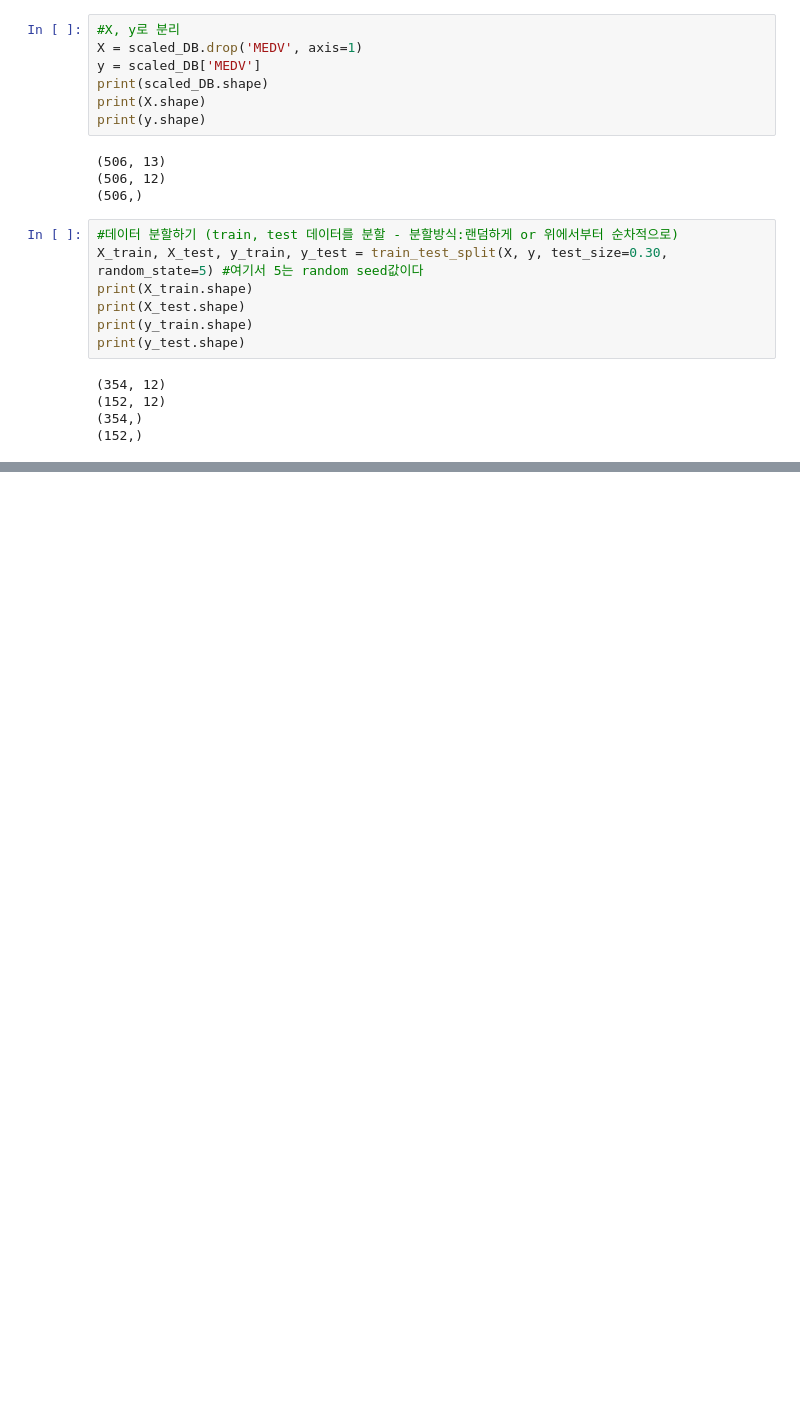
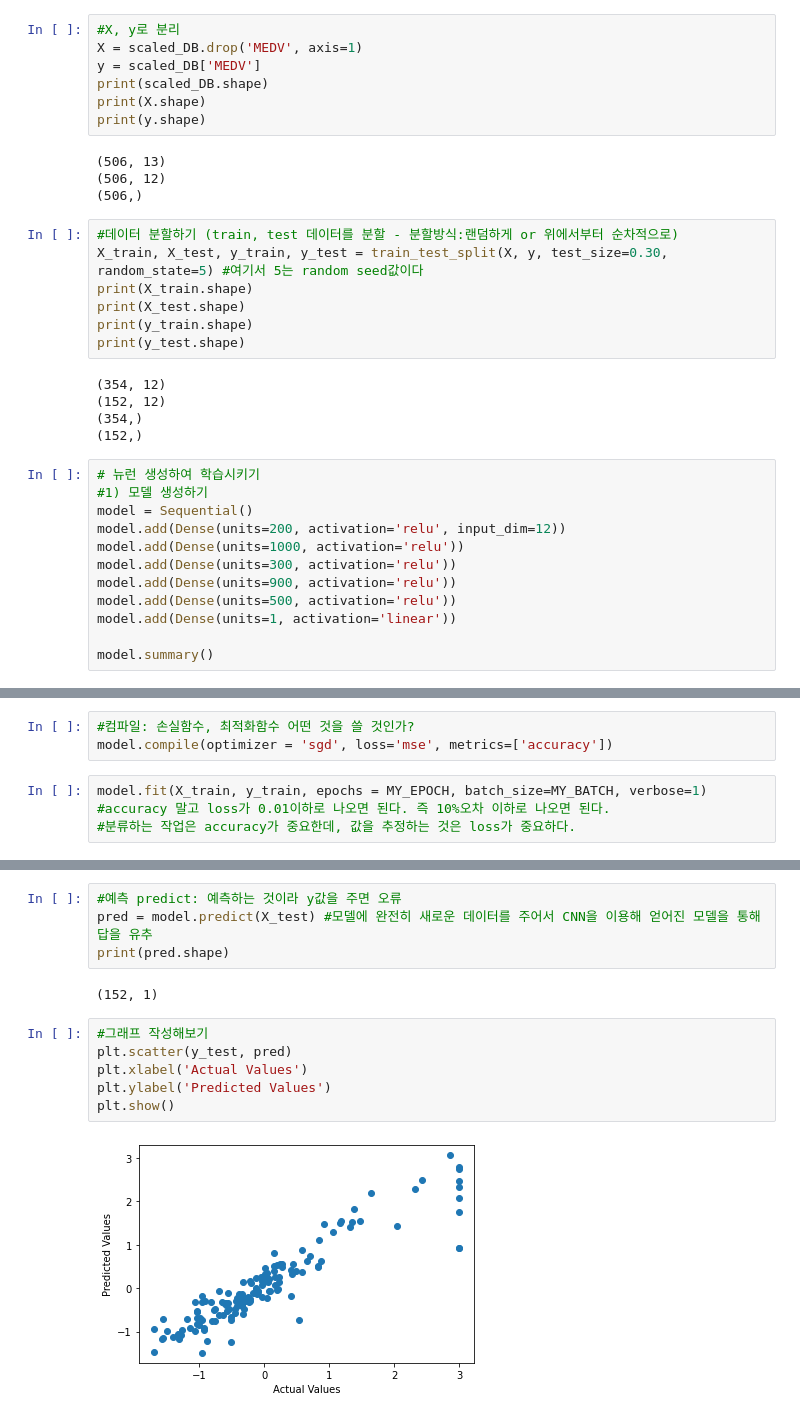
Before and after one commit to kdstheace/Python-Study, a Jupyter notebook: [Review]Keras3_Boston.ipynb, the cells around one changed output, grey strips where cells are left out. Drawn from its saved outputs; the diff is of its cells as text; blank space fills up the shorter version.

```diff
--- a/[Review]Keras3_Boston.ipynb
+++ b/[Review]Keras3_Boston.ipynb
@@ -94,3 +95,15 @@ print(y_test.shape)
 (152, 12)
 (354,)
 (152,)
+# %%
+# 뉴런 생성하여 학습시키기
+#1) 모델 생성하기
+model = Sequential()
+model.add(Dense(units=200, activation='relu', input_dim=12))
+model.add(Dense(units=1000, activation='relu'))
+model.add(Dense(units=300, activation='relu'))
+model.add(Dense(units=900, activation='relu'))
+model.add(Dense(units=500, activation='relu'))
+model.add(Dense(units=1, activation='linear'))
+
+model.summary()
@@ -96,0 +131,7 @@ print(y_test.shape)
+# %%
+#컴파일: 손실함수, 최적화함수 어떤 것을 쓸 것인가?
+model.compile(optimizer = 'sgd', loss='mse', metrics=['accuracy'])
+# %%
+model.fit(X_train, y_train, epochs = MY_EPOCH, batch_size=MY_BATCH, verbose=1)
+#accuracy 말고 loss가 0.01이하로 나오면 된다. 즉 10%오차 이하로 나오면 된다.
+#분류하는 작업은 accuracy가 중요한데, 값을 추정하는 것은 loss가 중요하다.
@@ -96,0 +168,14 @@ print(y_test.shape)
+# %%
+#예측 predict: 예측하는 것이라 y값을 주면 오류
+pred = model.predict(X_test) #모델에 완전히 새로운 데이터를 주어서 CNN을 이용해 얻어진 모델을 통해 답을 유추
+print(pred.shape)
+# %% [output]
+(152, 1)
+# %%
+#그래프 작성해보기
+plt.scatter(y_test, pred)
+plt.xlabel('Actual Values')
+plt.ylabel('Predicted Values')
+plt.show()
+# %% [output]
+[figure, added]
```
Also changed, not shown: parts of 6 cells of this notebook.
